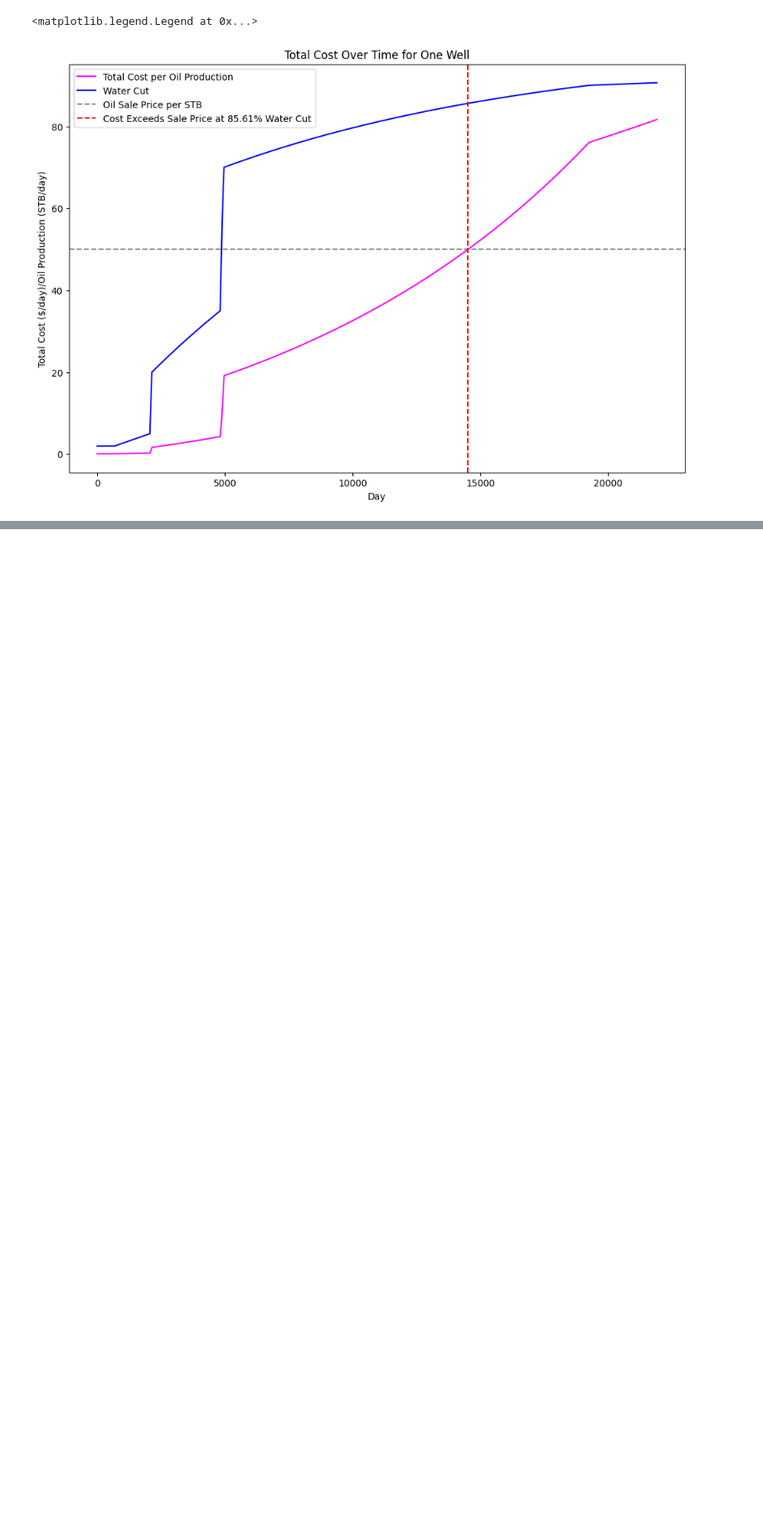
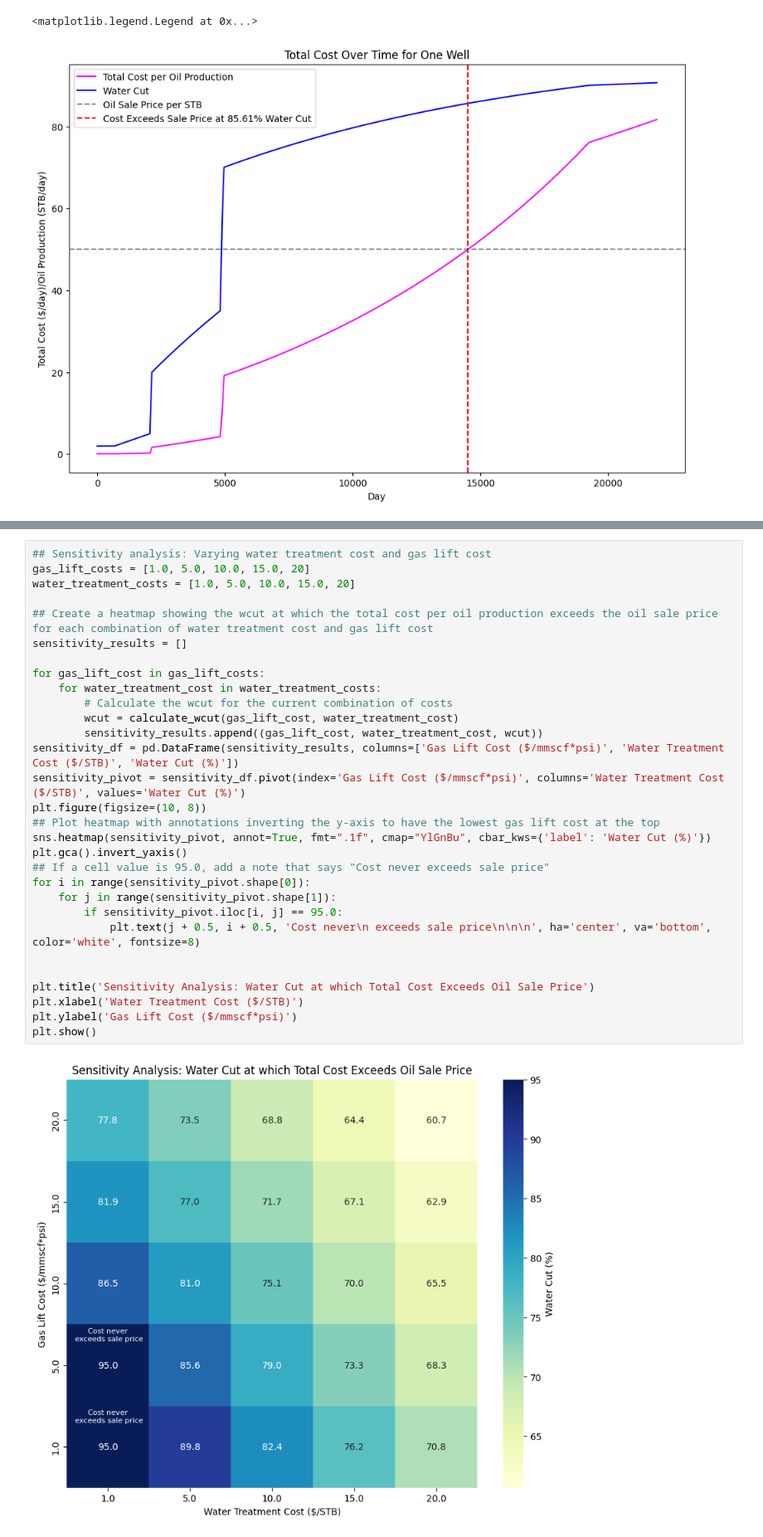
Before and after one commit to mocolega/PE7023-Project, a Jupyter notebook: python/part1.3.ipynb, the cells around one changed output, grey strips where cells are left out. Shown at 83% size. Drawn from its saved outputs; the diff is of its cells as text; blank space fills up the shorter version.

```diff
--- a/python/part1.3.ipynb
+++ b/python/part1.3.ipynb
@@ -375,2 +387,34 @@ plt.legend()
+# %%
+## Sensitivity analysis: Varying water treatment cost and gas lift cost
+gas_lift_costs = [1.0, 5.0, 10.0, 15.0, 20]
+water_treatment_costs = [1.0, 5.0, 10.0, 15.0, 20]
+
+## Create a heatmap showing the wcut at which the total cost per oil production exceeds the oil sale price for each combination of water treatment cost and gas lift cost
+sensitivity_results = []
+
+for gas_lift_cost in gas_lift_costs:
+    for water_treatment_cost in water_treatment_costs:
+        # Calculate the wcut for the current combination of costs
+        wcut = calculate_wcut(gas_lift_cost, water_treatment_cost)
+        sensitivity_results.append((gas_lift_cost, water_treatment_cost, wcut))
+sensitivity_df = pd.DataFrame(sensitivity_results, columns=['Gas Lift Cost ($/mmscf*psi)', 'Water Treatment Cost ($/STB)', 'Water Cut (%)'])
+sensitivity_pivot = sensitivity_df.pivot(index='Gas Lift Cost ($/mmscf*psi)', columns='Water Treatment Cost ($/STB)', values='Water Cut (%)')
+plt.figure(figsize=(10, 8))
+## Plot heatmap with annotations inverting the y-axis to have the lowest gas lift cost at the top
+sns.heatmap(sensitivity_pivot, annot=True, fmt=".1f", cmap="YlGnBu", cbar_kws={'label': 'Water Cut (%)'})
+plt.gca().invert_yaxis()
+## If a cell value is 95.0, add a note that says "Cost never exceeds sale price"
+for i in range(sensitivity_pivot.shape[0]):
+    for j in range(sensitivity_pivot.shape[1]):
+        if sensitivity_pivot.iloc[i, j] == 95.0:
+            plt.text(j + 0.5, i + 0.5, 'Cost never\n exceeds sale price\n\n\n', ha='center', va='bottom', color='white', fontsize=8)
+
+
+plt.title('Sensitivity Analysis: Water Cut at which Total Cost Exceeds Oil Sale Price')
+plt.xlabel('Water Treatment Cost ($/STB)')
+plt.ylabel('Gas Lift Cost ($/mmscf*psi)')
+plt.show()
+# %% [output]
+[figure, added]
 # %%
 ## Load gas lift wcut_gli table
```
Also changed, not shown: parts of 10 cells of this notebook, 14 other files.
